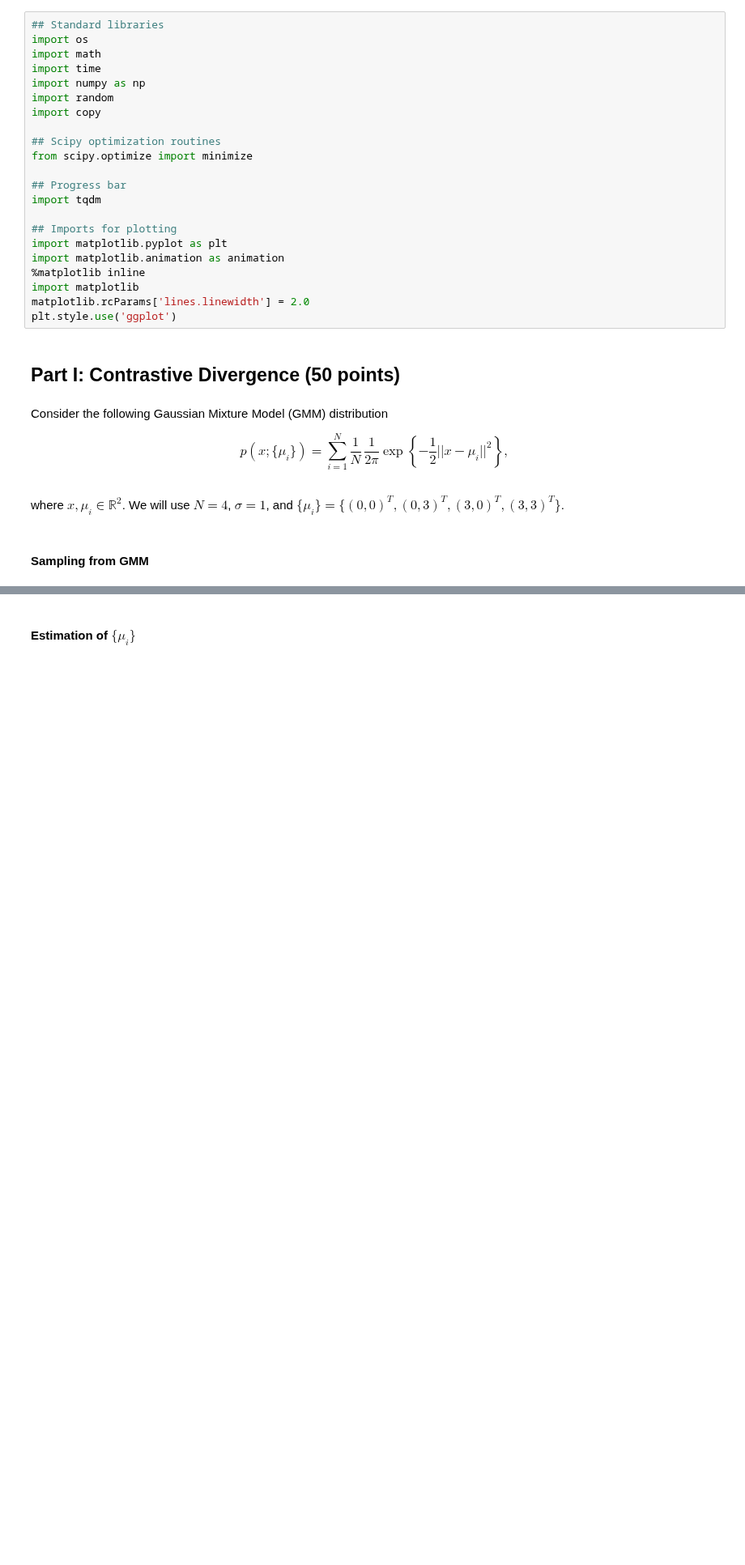
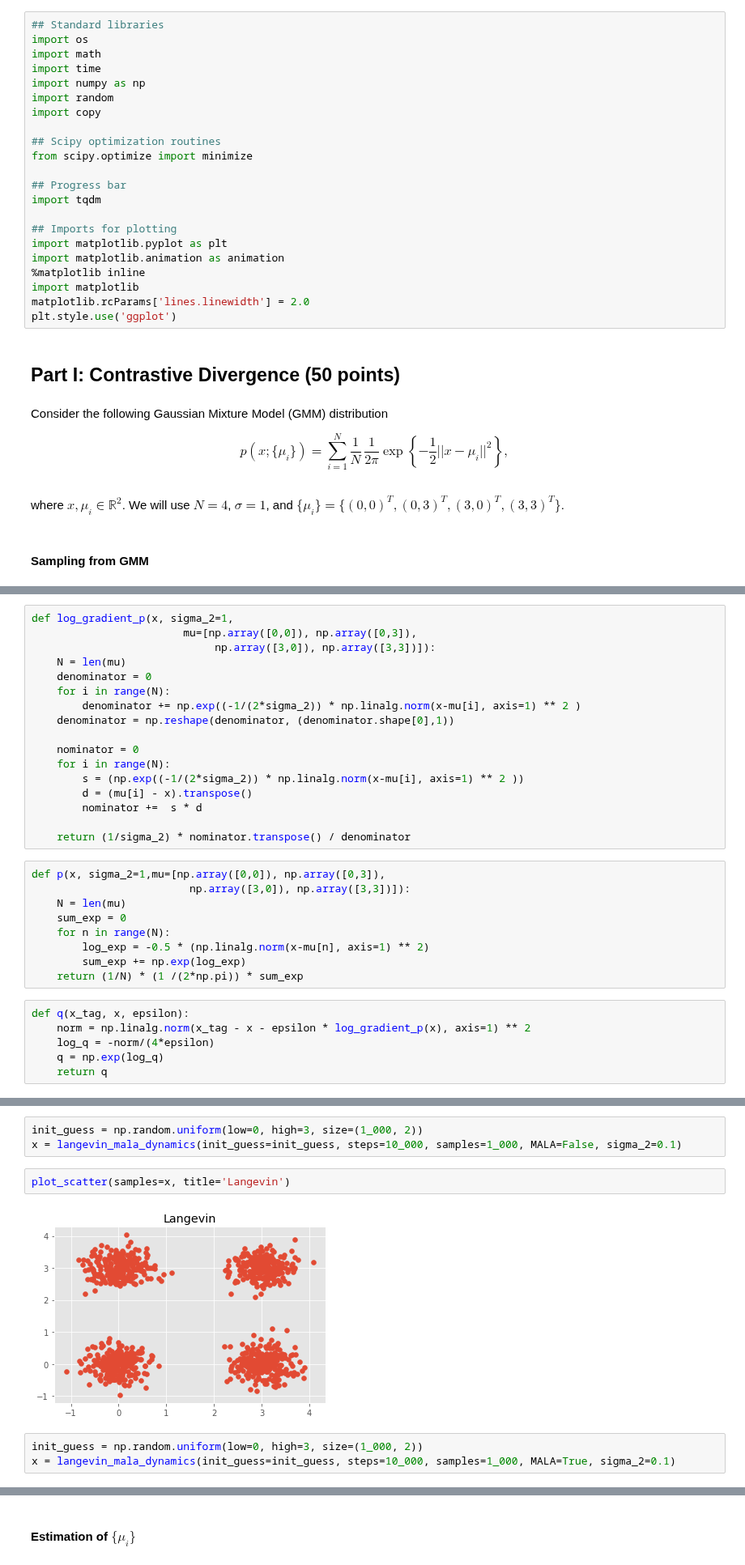
Before and after one commit to Hannibal96/Statistical-Methods-in-Image-Processing-EE-048954, a Jupyter notebook: HW3_CD_NCE_Spring2022.ipynb, the cells around one changed output, grey strips where cells are left out. Shown at 81% size. Cells and saved outputs as stored; diff of their text form; blank space fills up the shorter version.

```diff
--- a/HW3_CD_NCE_Spring2022.ipynb
+++ b/HW3_CD_NCE_Spring2022.ipynb
@@ -58,0 +103,32 @@ where $x,\mu_i \in \mathbb{R}^2$. We will use $N = 4$, $\sigma = 1$, and $\{\mu_
+# %%
+def log_gradient_p(x, sigma_2=1,
+                        mu=[np.array([0,0]), np.array([0,3]),
+                             np.array([3,0]), np.array([3,3])]):
+    N = len(mu)
+    denominator = 0
+    for i in range(N):
+        denominator += np.exp((-1/(2*sigma_2)) * np.linalg.norm(x-mu[i], axis=1) ** 2 )
+    denominator = np.reshape(denominator, (denominator.shape[0],1))
+
+    nominator = 0
+    for i in range(N):
+        s = (np.exp((-1/(2*sigma_2)) * np.linalg.norm(x-mu[i], axis=1) ** 2 ))
+        d = (mu[i] - x).transpose()
+        nominator +=  s * d
+
+    return (1/sigma_2) * nominator.transpose() / denominator
+# %%
+def p(x, sigma_2=1,mu=[np.array([0,0]), np.array([0,3]),
+                         np.array([3,0]), np.array([3,3])]):
+    N = len(mu)
+    sum_exp = 0
+    for n in range(N):
+        log_exp = -0.5 * (np.linalg.norm(x-mu[n], axis=1) ** 2)
+        sum_exp += np.exp(log_exp)
+    return (1/N) * (1 /(2*np.pi)) * sum_exp
+# %%
+def q(x_tag, x, epsilon):
+    norm = np.linalg.norm(x_tag - x - epsilon * log_gradient_p(x), axis=1) ** 2
+    log_q = -norm/(4*epsilon)
+    q = np.exp(log_q)
+    return q
@@ -58,0 +178,10 @@ where $x,\mu_i \in \mathbb{R}^2$. We will use $N = 4$, $\sigma = 1$, and $\{\mu_
+# %%
+init_guess = np.random.uniform(low=0, high=3, size=(1_000, 2))
+x = langevin_mala_dynamics(init_guess=init_guess, steps=10_000, samples=1_000, MALA=False, sigma_2=0.1)
+# %%
+plot_scatter(samples=x, title='Langevin')
+# %% [output]
+[figure, added]
+# %%
+init_guess = np.random.uniform(low=0, high=3, size=(1_000, 2))
+x = langevin_mala_dynamics(init_guess=init_guess, steps=10_000, samples=1_000, MALA=True, sigma_2=0.1)
```
Also changed, not shown: parts of 27 cells of this notebook.
